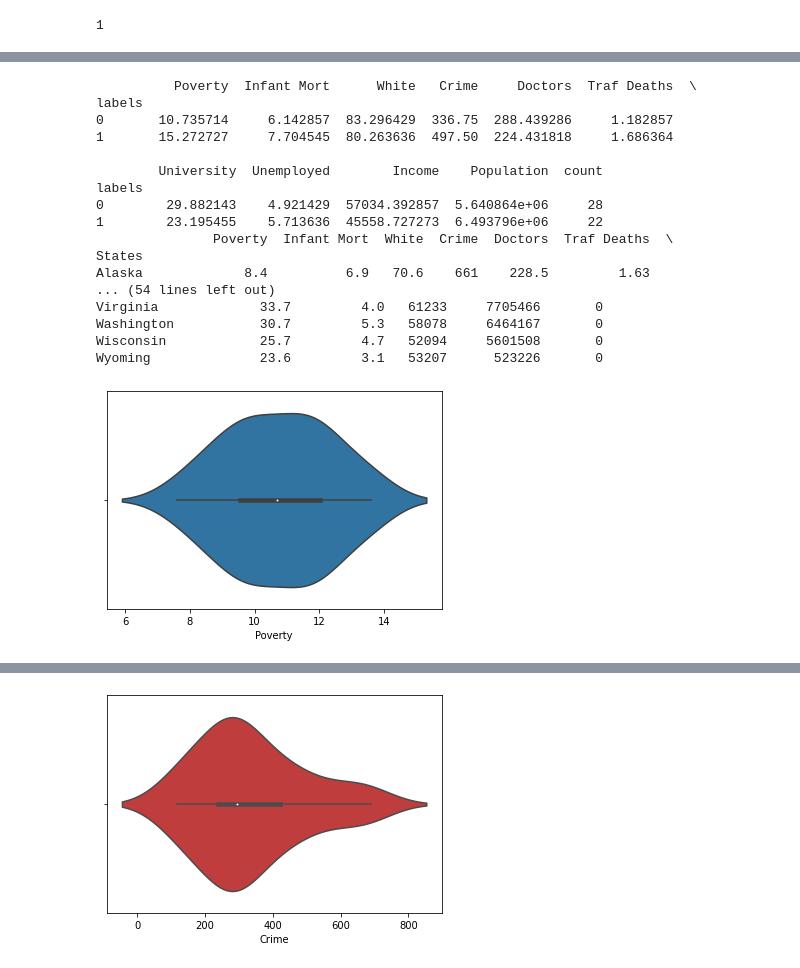
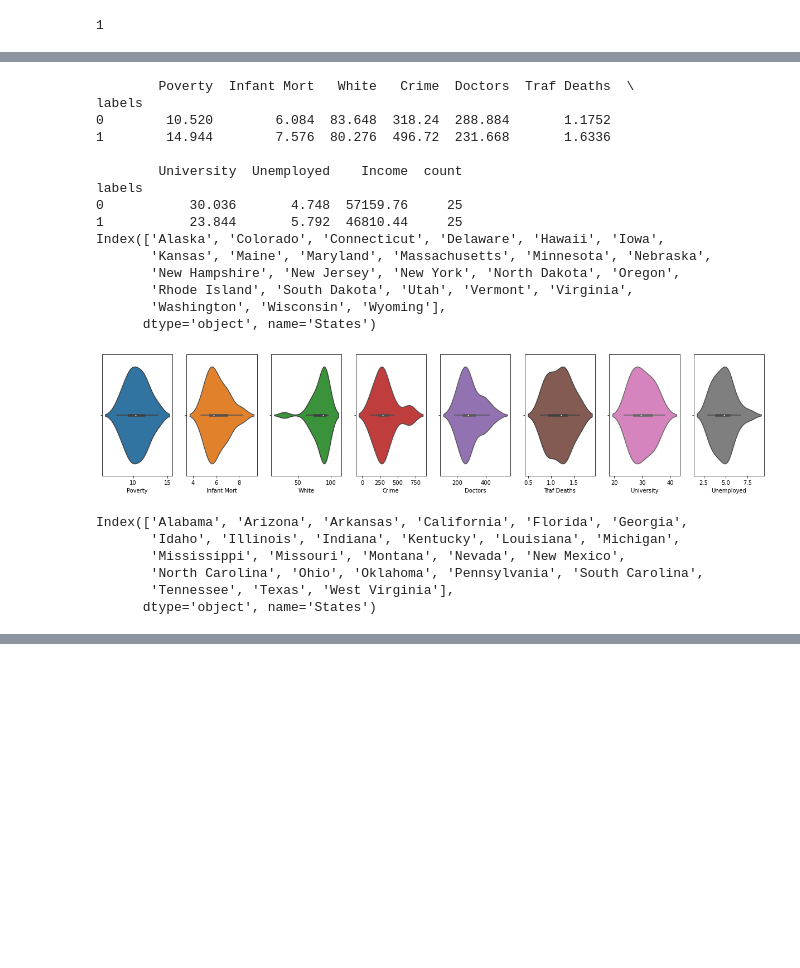
Before and after one commit to webclinic017/Python-Stock-1, a Jupyter notebook: DBScan-ElasticNet.ipynb, the cells around one changed output, grey strips where cells are left out. Drawn from its saved outputs; the diff is of its cells as text; code cells hidden in the pictures; blank space fills up the shorter version.

```diff
--- a/DBScan-ElasticNet.ipynb
+++ b/DBScan-ElasticNet.ipynb
@@ -188,10 +351,18 @@ X_pca.sort_values(by=[0],ascending=False,inplace=True)
 # %%
-
+from sklearn.preprocessing import RobustScaler
 from sklearn.preprocessing import scale
+from sklearn.preprocessing import QuantileTransformer
 
 cgram = Clustergram(range(1, 10), n_init=1000)
-cgram.fit(scale(all_data.iloc[:,1:]))
+#cgram.fit(scale(all_data.iloc[:,1:]))
+#cgram.fit(pca_ecdf_scaled)
+#cgram.fit(pca_med_ecdf_scaled)
+#transformer = RobustScaler().fit(all_data.iloc[:,1:11])
+#cgram.fit(transformer.transform(all_data.iloc[:,1:11]))
+rng = np.random.RandomState(0)
+qt = QuantileTransformer(n_quantiles=10, random_state=0, output_distribution="normal")
 
+cgram.fit(scale(qt.fit_transform(all_data.iloc[:,1:11])))
 ax = cgram.plot(
     figsize=(10, 8),
     line_style=dict(color=ugg.COLORS[1]),
@@ -252,7 +422,7 @@ for i in range(2,10):
     Bss=0
 
     for i in range(1,km.n_clusters):
-        group = X_pca[km.labels_==i]
+        group = pca_ecdf_scaled[km.labels_==i]
         groupmean = group.iloc[:,0].mean()
         groupss = sum((group.iloc[:,0]-groupmean)**2)
         #print(group)
@@ -286,49 +470,64 @@ T=B+W: [7.7806865e+12]
+# %%
+cluster_pca = cgram.labels.iloc[:,6]
 # %%
 from itertools import cycle
+import matplotlib.pyplot as plt
 
-prop_cycle = plt.rcParams['axes.prop_cycle']
-colors = cycle(prop_cycle.by_key()['color'])
-
-all_data2 = all_data.iloc[:,1:]
+all_data2 = all_data.iloc[:,1:10]
 
 cluster_pca.index = all_data2.index
 all_data2['labels'] = pd.DataFrame(cluster_pca)
 
 #all_data2 = all_data2.loc[X_pca.index]
 
 summary_set2 = all_data2[all_data2['labels']>=-1][all_data2.columns].groupby('labels').mean()
 summary_set2["count"] = pd.DataFrame(all_data2[all_data2['labels']>=-1][all_data2.columns].groupby('labels').count())[all_data2.columns[0]]
 print(summary_set2)
 
 %matplotlib inline
 
+#fig, axes = plt.subplots((cgram.calinski_harabasz_score()).idxmax(axis=1), len(all_data2.columns), sharex=True, figsize=(16,8))
+#fig, axes = plt.subplots(len(all_data2.columns)-2,(cgram.calinski_harabasz_score()).idxmax(axis=1), sharex=True, figsize=(16,32))
+
+prop_cycle = plt.rcParams['axes.prop_cycle']
+colors = cycle(prop_cycle.by_key()['color'])
+
 for i in range(0,(cgram.calinski_harabasz_score()).idxmax(axis=1)):
+        fig = plt.figure(figsize=(24,4))
         group = all_data2.loc[all_data2.index[cluster_pca==i]]
         #groupmean = group.iloc[:,0].mean()
-        print(group)
-        for j in range(0,len(group.columns)-1):
-            #plt.subplot(1,2,1)
-            fig = plt.figure(figsize=(6,4))
+        print(group.index)
+        for j in range(0,len(all_data2.columns)-2):
+            plt.subplot(1,len(all_data2.columns)-1,j+1)
+            #plt.subplot(1,2,2)
+
             sns.violinplot(x=group[group.columns[j]],color=next(colors))
-            plt.show()
+            #sns.violinplot(ax=axes[j,0], x=group[group.columns[j]])
+            #print(i,j)
 
-# Violin Plots of Minimum and Maximum Temperature
+        plt.show()
+
+sns.pairplot(all_data2, hue='labels', height=1);
 # %% [output]
-          Poverty  Infant Mort      White   Crime     Doctors  Traf Deaths  \
+        Poverty  Infant Mort   White   Crime  Doctors  Traf Deaths  \
 labels
-0       10.735714     6.142857  83.296429  336.75  288.439286     1.182857
-1       15.272727     7.704545  80.263636  497.50  224.431818     1.686364
+0        10.520        6.084  83.648  318.24  288.884       1.1752
+1        14.944        7.576  80.276  496.72  231.668       1.6336
 
-        University  Unemployed        Income    Population  count
+        University  Unemployed    Income  count
 labels
-0        29.882143    4.921429  57034.392857  5.640864e+06     28
-1        23.195455    5.713636  45558.727273  6.493796e+06     22
-               Poverty  Infant Mort  White  Crime  Doctors  Traf Deaths  \
-States
-Alaska             8.4          6.9   70.6    661    228.5         1.63
-... (54 lines left out)
-Virginia             33.7         4.0   61233     7705466       0
-Washington           30.7         5.3   58078     6464167       0
-Wisconsin            25.7         4.7   52094     5601508       0
-Wyoming              23.6         3.1   53207      523226       0
+0           30.036       4.748  57159.76     25
+1           23.844       5.792  46810.44     25
+Index(['Alaska', 'Colorado', 'Connecticut', 'Delaware', 'Hawaii', 'Iowa',
+       'Kansas', 'Maine', 'Maryland', 'Massachusetts', 'Minnesota', 'Nebraska',
+       'New Hampshire', 'New Jersey', 'New York', 'North Dakota', 'Oregon',
+       'Rhode Island', 'South Dakota', 'Utah', 'Vermont', 'Virginia',
+       'Washington', 'Wisconsin', 'Wyoming'],
+      dtype='object', name='States')
-[figure, old version]
+[figure, new version]
+Index(['Alabama', 'Arizona', 'Arkansas', 'California', 'Florida', 'Georgia',
+       'Idaho', 'Illinois', 'Indiana', 'Kentucky', 'Louisiana', 'Michigan',
+       'Mississippi', 'Missouri', 'Montana', 'Nevada', 'New Mexico',
+       'North Carolina', 'Ohio', 'Oklahoma', 'Pennsylvania', 'South Carolina',
+       'Tennessee', 'Texas', 'West Virginia'],
+      dtype='object', name='States')
@@ -337 +535,0 @@ Wyoming              23.6         3.1   53207      523226       0
-[figure, removed]
```
Also changed, not shown: parts of 15 cells of this notebook.
